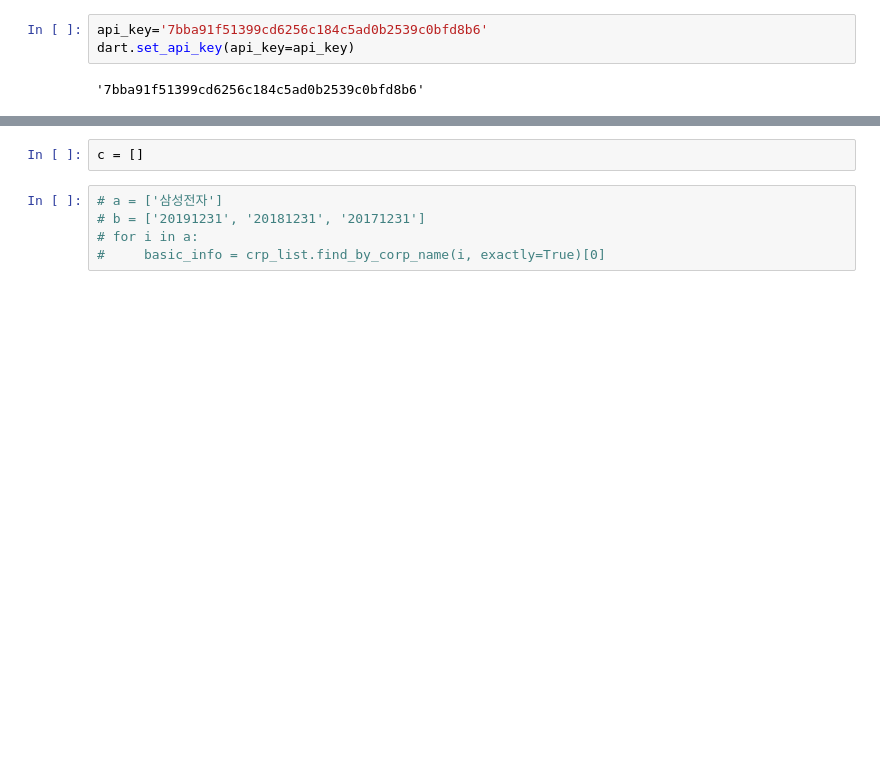
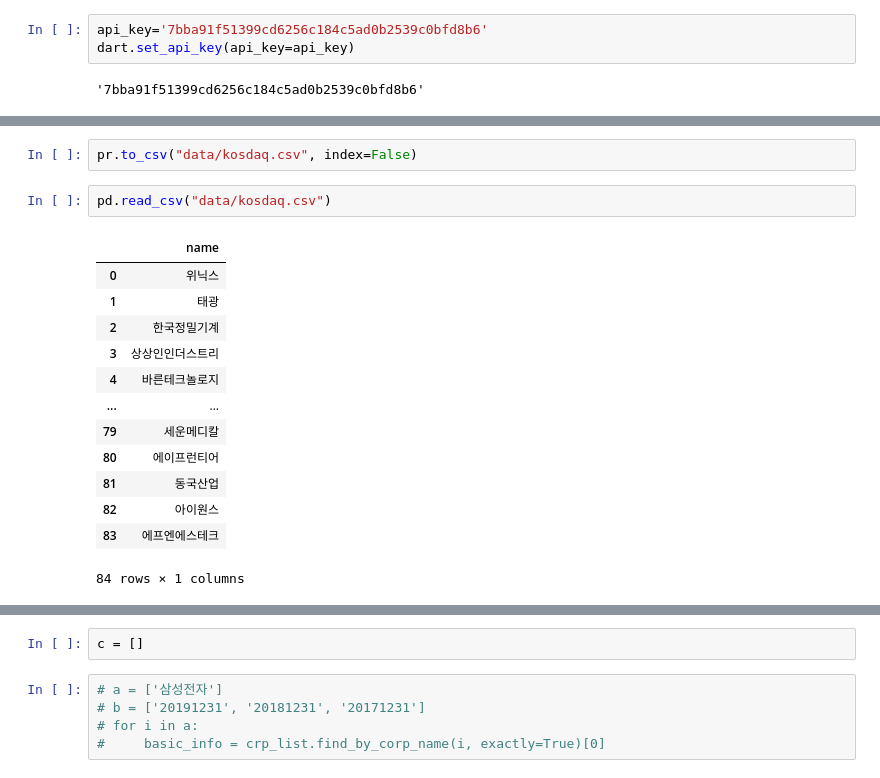
Before and after one commit to Seungki-Jeong/Analysis-of-Corporate-Bankruptcy, a Jupyter notebook: (windows)재무제표, 현금흐름표, 포괄손익계산서 예시.ipynb, the cells around one changed output, grey strips where cells are left out. Cells and saved outputs as stored; diff of their text form; blank space fills up the shorter version.

```diff
--- a/(windows)재무제표, 현금흐름표, 포괄손익계산서 예시.ipynb
+++ b/(windows)재무제표, 현금흐름표, 포괄손익계산서 예시.ipynb
@@ -14,0 +68,18 @@ crp_list = dart.get_corp_list()
+# %%
+pr.to_csv("data/kosdaq.csv", index=False)
+# %%
+pd.read_csv("data/kosdaq.csv")
+# %% [output]
+|  | name |
+| 0 | 위닉스 |
+| 1 | 태광 |
+| 2 | 한국정밀기계 |
+| 3 | 상상인인더스트리 |
+| 4 | 바른테크놀로지 |
+| ... | ... |
+| 79 | 세운메디칼 |
+| 80 | 에이프런티어 |
+| 81 | 동국산업 |
+| 82 | 아이원스 |
+| 83 | 에프엔에스테크 |
+84 rows × 1 columns
```
Also changed, not shown: parts of 6 cells of this notebook, 2 other files.
